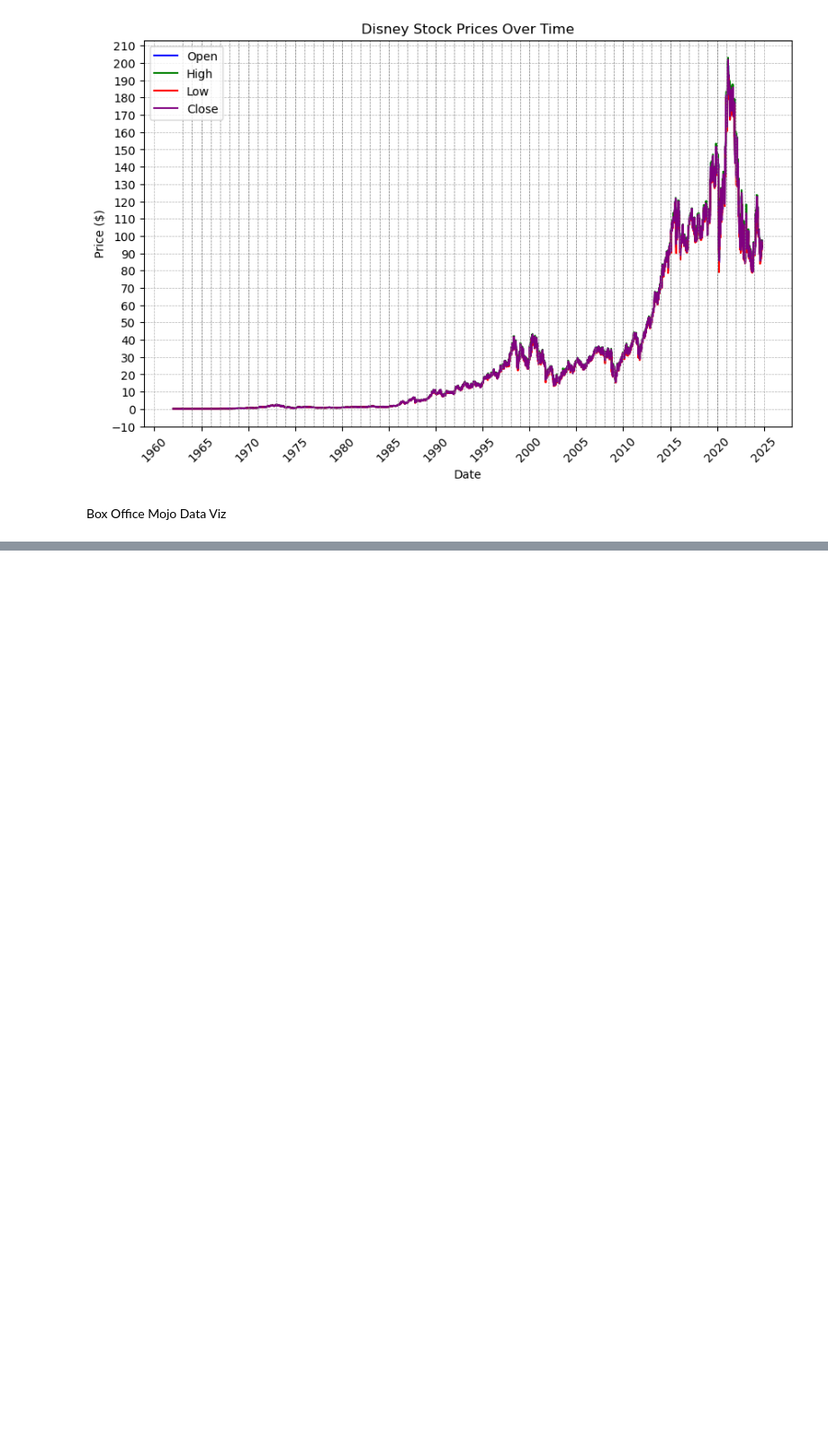
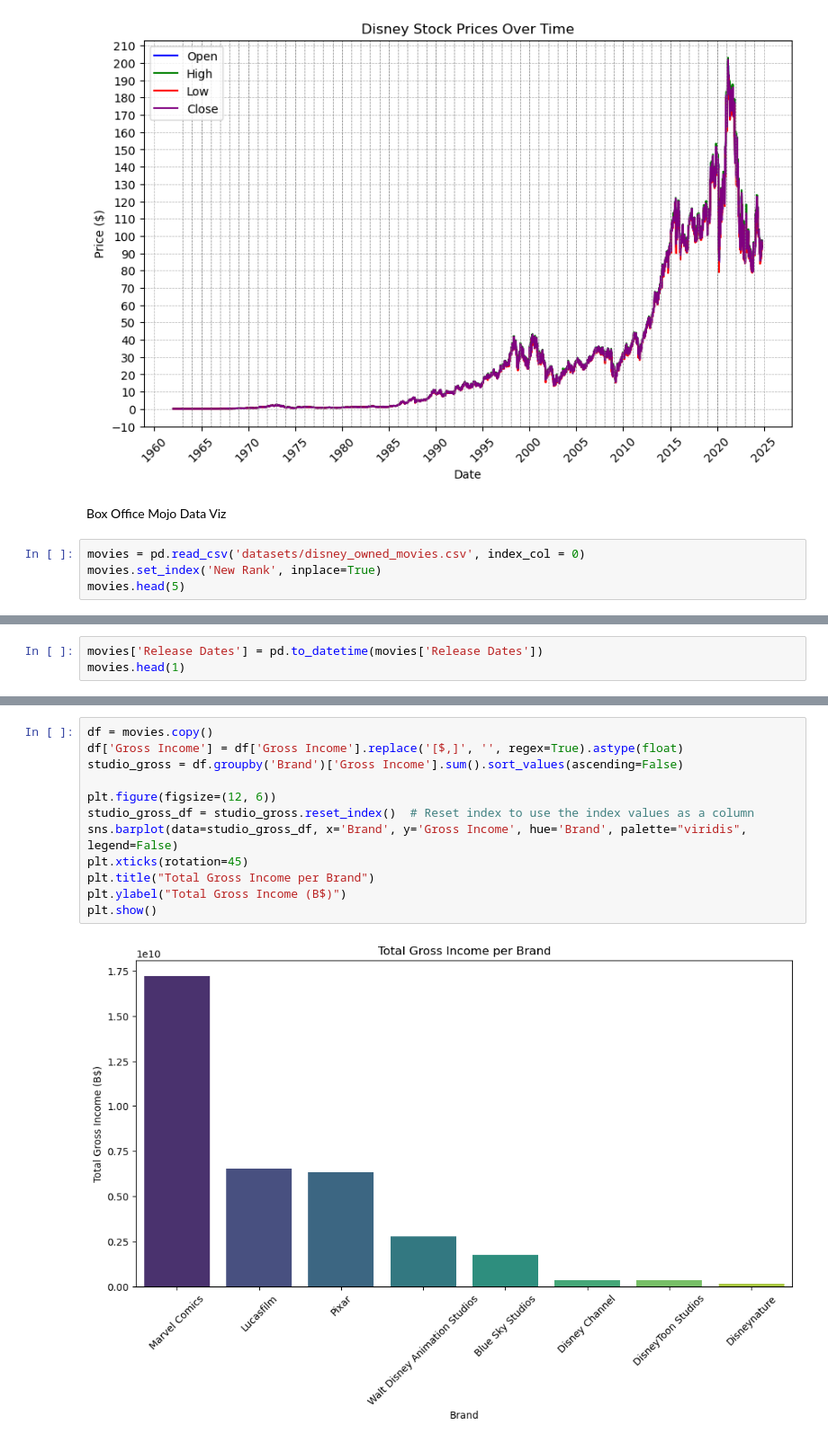
Before and after one commit to KimmyBeeW/Disney-Web-Scraping, a Jupyter notebook: vizualization.ipynb, the cells around one changed output, grey strips where cells are left out. Shown at 90% size. Cells and saved outputs as stored; diff of their text form; blank space fills up the shorter version.

Commit message:
add more data viz

```diff
--- a/vizualization.ipynb
+++ b/vizualization.ipynb
@@ -84,3 +85,7 @@ plt.show()
 [figure]
 # %% [markdown]
 Box Office Mojo Data Viz
+# %%
+movies = pd.read_csv('datasets/disney_owned_movies.csv', index_col = 0)
+movies.set_index('New Rank', inplace=True)
+movies.head(5)
@@ -86,0 +100,3 @@ Box Office Mojo Data Viz
+# %%
+movies['Release Dates'] = pd.to_datetime(movies['Release Dates'])
+movies.head(1)
@@ -86,0 +107,14 @@ Box Office Mojo Data Viz
+# %%
+df = movies.copy()
+df['Gross Income'] = df['Gross Income'].replace('[$,]', '', regex=True).astype(float)
+studio_gross = df.groupby('Brand')['Gross Income'].sum().sort_values(ascending=False)
+
+plt.figure(figsize=(12, 6))
+studio_gross_df = studio_gross.reset_index()  # Reset index to use the index values as a column
+sns.barplot(data=studio_gross_df, x='Brand', y='Gross Income', hue='Brand', palette="viridis", legend=False)
+plt.xticks(rotation=45)
+plt.title("Total Gross Income per Brand")
+plt.ylabel("Total Gross Income (B$)")
+plt.show()
+# %% [output]
+[figure, added]
```
Also changed, not shown: parts of 8 cells of this notebook.
